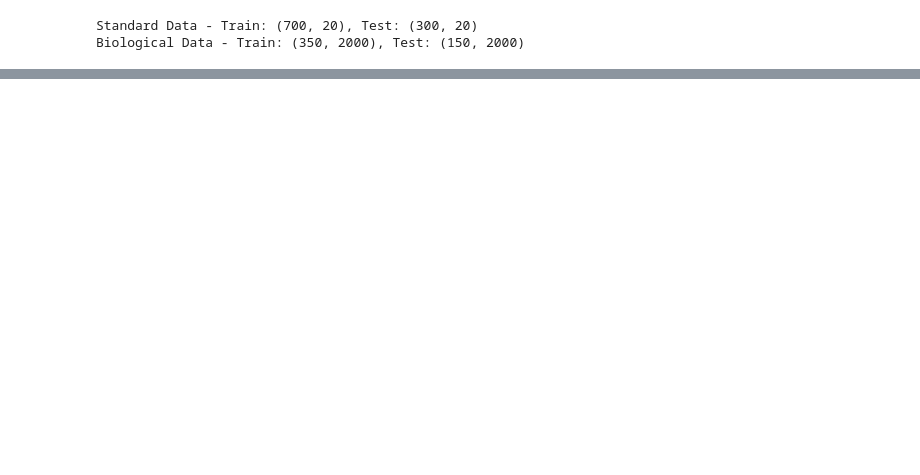
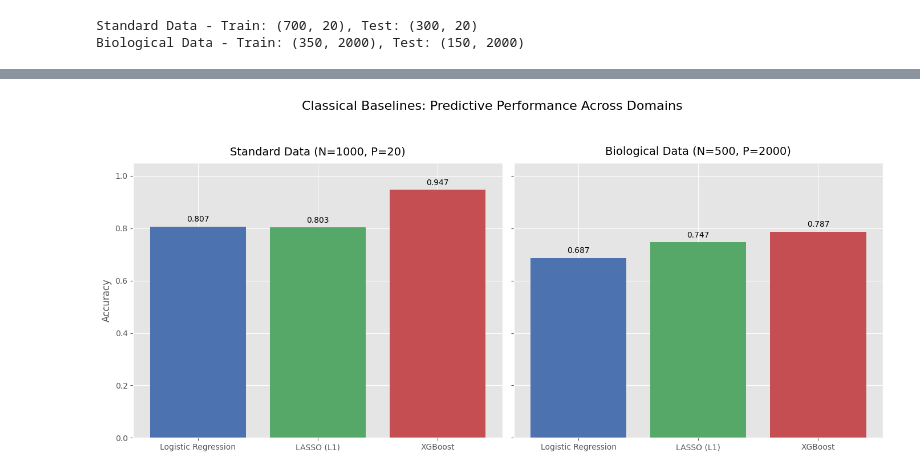
Before and after one commit to YarinGaida/tabular-data-benchmarks, a Jupyter notebook: notebooks/supervised/supervisedClassic.ipynb, the cells around one changed output, grey strips where cells are left out. Cells and saved outputs as stored; diff of their text form; code cells hidden in the pictures; blank space fills up the shorter version.

Commit message:
Implementaion of supervisedClassic notebook

```diff
--- a/notebooks/supervised/supervisedClassic.ipynb
+++ b/notebooks/supervised/supervisedClassic.ipynb
@@ -35,0 +83,9 @@ Biological Data - Train: (350, 2000), Test: (150, 2000)
+# %%
+xgb_model = xgb.XGBClassifier(use_label_encoder=False, eval_metric='logloss', random_state=45)
+
+print("--- XGBoost Performance ---")
+xgb_std_acc = train_and_eval(xgb_model, X_train_std, y_train_std, X_test_std, y_test_std)
+xgb_bio_acc = train_and_eval(xgb_model, X_train_bio, y_train_bio, X_test_bio, y_test_bio)
+
+print(f"Accuracy on Standard Data: {xgb_std_acc:.3f}")
+print(f"Accuracy on Biological Data: {xgb_bio_acc:.3f}")
@@ -35,0 +102,41 @@ Biological Data - Train: (350, 2000), Test: (150, 2000)
+# %%
+# Gather all results
+results = {
+    'Logistic Regression': [
+        train_and_eval(lr, X_train_std, y_train_std, X_test_std, y_test_std),
+        train_and_eval(lr, X_train_bio, y_train_bio, X_test_bio, y_test_bio)
+    ],
+    'LASSO (L1)':[
+        train_and_eval(lasso, X_train_std, y_train_std, X_test_std, y_test_std),
+        train_and_eval(lasso, X_train_bio, y_train_bio, X_test_bio, y_test_bio)
+    ],
+    'XGBoost': [xgb_std_acc, xgb_bio_acc]
+}
+
+# Setup the side-by-side plot
+fig, (ax1, ax2) = plt.subplots(1, 2, figsize=(14,6), sharey=True)
+models = list(results.keys())
+
+# Standard Data Plot
+ax1.bar(models,[res[0] for res in results.values()],color=['#4C72B0', '#55A868', '#C44E52'])
+ax1.set_title('Standard Data (N=1000, P=20)', fontsize=14, pad=10)
+ax1.set_ylabel('Accuracy', fontsize=12)
+ax1.set_ylim(0, 1.05)
+
+# Biological Data Plot
+ax2.bar(models, [res[1] for res in results.values()], color=['#4C72B0', '#55A868', '#C44E52'])
+ax2.set_title('Biological Data (N=500, P=2000)', fontsize=14, pad=10)
+
+# Add value labels
+for ax in [ax1, ax2]:
+    for p in ax.patches:
+        ax.annotate(f"{p.get_height():.3f}",
+                    (p.get_x() + p.get_width() / 2., p.get_height()),
+                    ha='center', va='center', xytext=(0, 9), textcoords='offset points')
+
+
+plt.suptitle('Classical Baselines: Predictive Performance Across Domains', fontsize=16, y=1.05)
+plt.tight_layout()
+plt.show()
+# %% [output]
+[figure, added]
```
Also changed, not shown: parts of 6 cells of this notebook.
